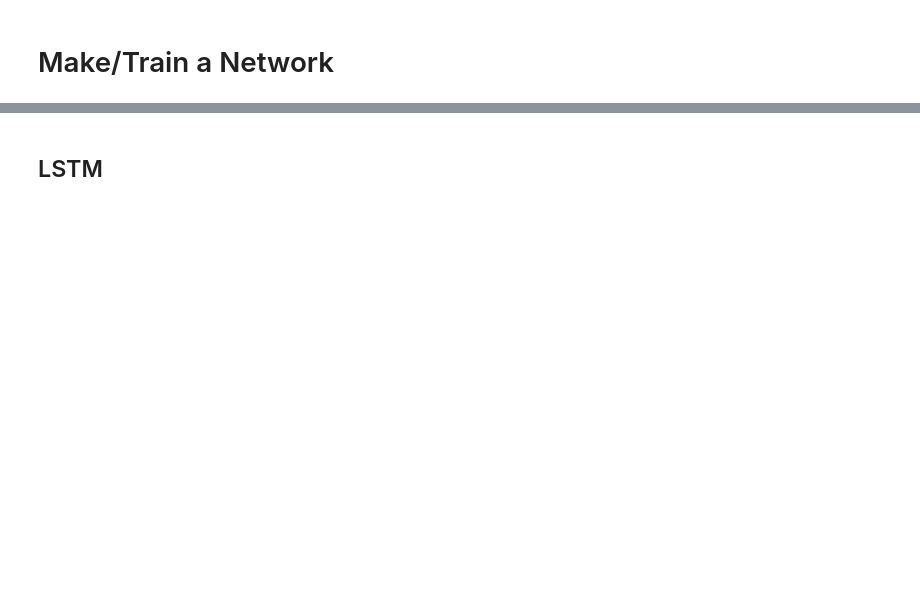
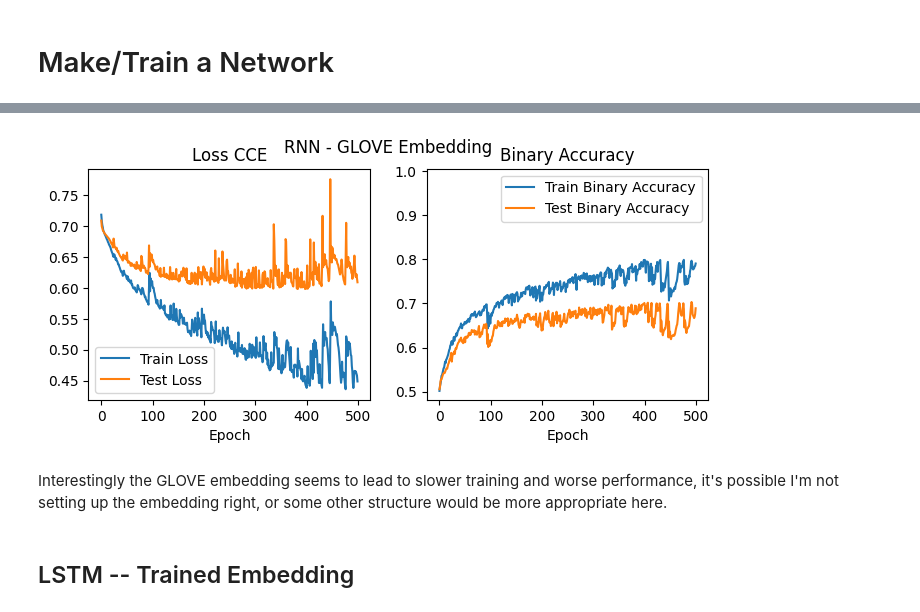
Before and after one commit to eliweissler/CSCI_5576_HW, a Jupyter notebook: assignment_3_keras_tf/problem4.ipynb, the cells around one changed output, grey strips where cells are left out. Cells and saved outputs as stored; diff of their text form; code cells hidden in the pictures; blank space fills up the shorter version.

```diff
--- a/assignment_3_keras_tf/problem4.ipynb
+++ b/assignment_3_keras_tf/problem4.ipynb
@@ -177,0 +301,15 @@ _________________________________________________________________
+# %%
+# 20000 most common words, plus the out of dictionary
+model = keras.Sequential([
+    keras.layers.Embedding(input_dim=num_tokens, output_dim=embedding_dim,
+                           mask_zero=True, embeddings_initializer=keras.initializers.Constant(embedding_matrix),
+                           trainable=False),
+    keras.layers.SimpleRNN(64, return_sequences=False),
+    keras.layers.Dropout(0.1),
+    keras.layers.Dense(64, activation="relu"),
+    keras.layers.Dense(1, activation="sigmoid")
+    ])
+model.build()
+model.compile(optimizer="adam", loss="binary_crossentropy",
+              metrics=[keras.metrics.BinaryAccuracy()])
+model.summary()
@@ -177,0 +336,2 @@ _________________________________________________________________
+# %%
+history = model.fit(x_train, y_train, batch_size=12000, epochs=500, validation_data=(x_test, y_test))
@@ -178,2 +356,23 @@ _________________________________________________________________
+# %%
+history_rnn_g = history
+f, ax = plt.subplots(ncols=2)
+f.set_size_inches(8,3)
+plt.suptitle("RNN - GLOVE Embedding")
+ax[0].plot(history.history["loss"], label="Train Loss")
+ax[0].set_title("Loss CCE")
+ax[0].plot(history.history["val_loss"], label="Test Loss")
+# ax[0].set_yscale("log")
+ax[0].set_xlabel("Epoch")
+ax[0].legend()
+ax[1].plot(history.history["binary_accuracy"], label="Train Binary Accuracy")
+ax[1].set_xlabel("Epoch")
+ax[1].set_title("Binary Accuracy")
+ax[1].plot(history.history["val_binary_accuracy"], label="Test Binary Accuracy")
+ax[1].set_ylim(min(history.history["binary_accuracy"])-0.02, 1.005)
+ax[1].legend();
+# %% [output]
+[figure, added]
+# %% [markdown]
+Interestingly the GLOVE embedding seems to lead to slower training and worse performance, it's possible I'm not setting up the embedding right, or some other structure would be more appropriate here.
 # %% [markdown]
-## LSTM
+## LSTM -- Trained Embedding
```
Also changed, not shown: parts of 31 cells of this notebook, 2 other files.
